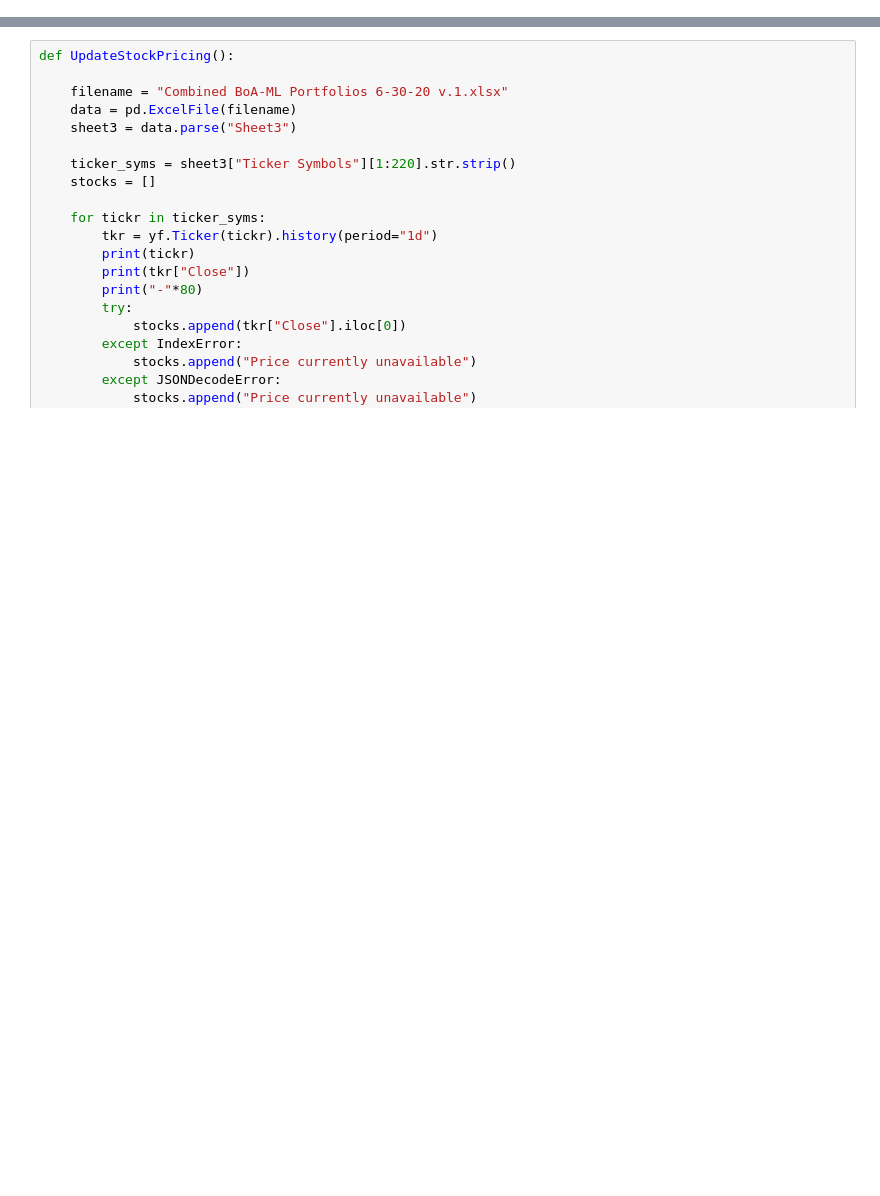
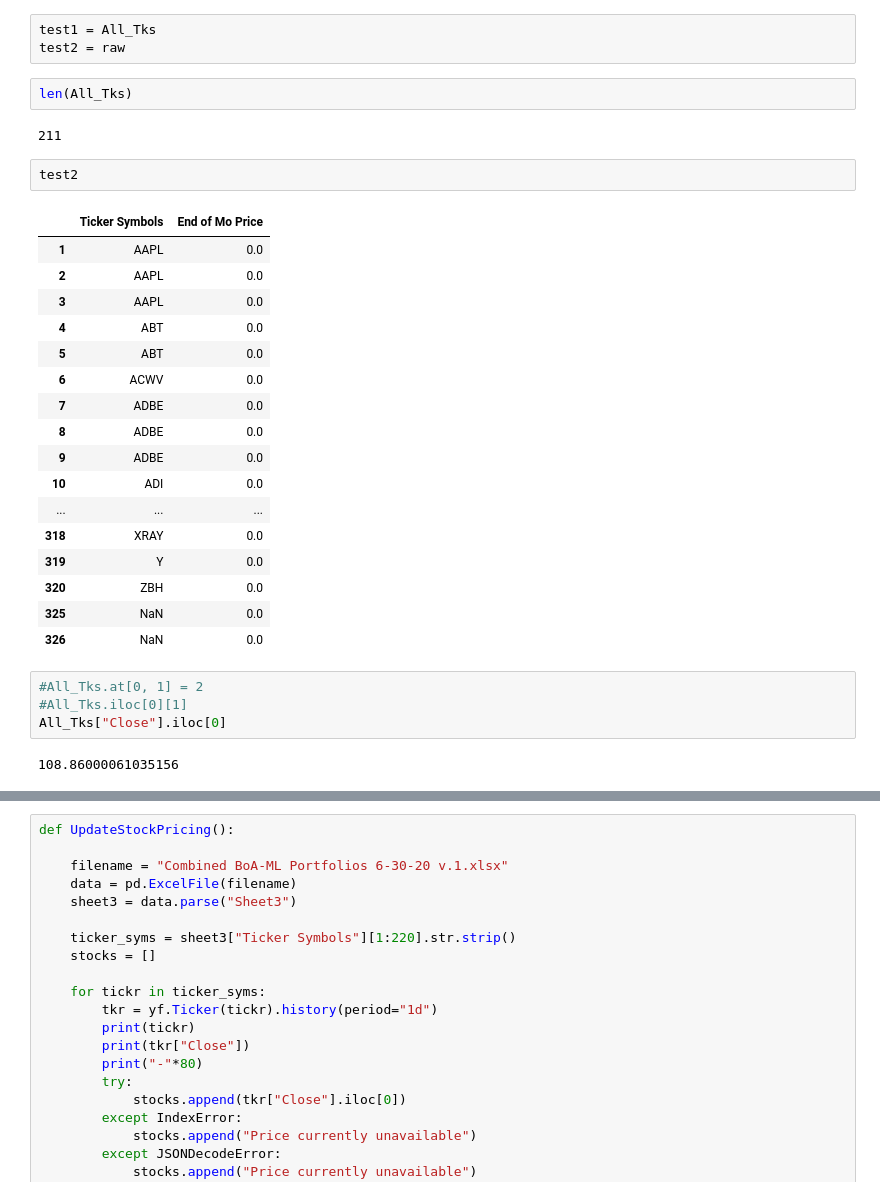
Before and after one commit to IanMarshall9/developmentGroup, a Jupyter notebook: playground.ipynb, the cells around one changed output, grey strips where cells are left out. Drawn from its saved outputs; the diff is of its cells as text; blank space fills up the shorter version.

```diff
--- a/playground.ipynb
+++ b/playground.ipynb
@@ -15,0 +209,33 @@ today: 2020-06-25, yesterday: 2020-06-24
+# %%
+test1 = All_Tks
+test2 = raw
+# %%
+len(All_Tks)
+# %% [output]
+211
+# %%
+test2
+# %% [output]
+|  | Ticker Symbols | End of Mo Price |
+| 1 | AAPL | 0.0 |
+| 2 | AAPL | 0.0 |
+| 3 | AAPL | 0.0 |
+| 4 | ABT | 0.0 |
+| 5 | ABT | 0.0 |
+| 6 | ACWV | 0.0 |
+| 7 | ADBE | 0.0 |
+| 8 | ADBE | 0.0 |
+| 9 | ADBE | 0.0 |
+| 10 | ADI | 0.0 |
+| ... | ... | ... |
+| 318 | XRAY | 0.0 |
+| 319 | Y | 0.0 |
+| 320 | ZBH | 0.0 |
+| 325 | NaN | 0.0 |
+| 326 | NaN | 0.0 |
+# %%
+#All_Tks.at[0, 1] = 2
+#All_Tks.iloc[0][1]
+All_Tks["Close"].iloc[0]
+# %% [output]
+108.86000061035156
```
Also changed, not shown: parts of 31 cells of this notebook, 1 other file.
